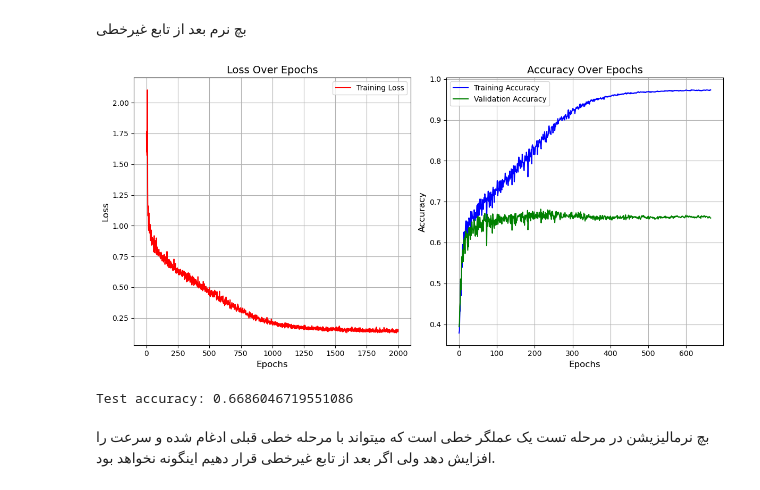
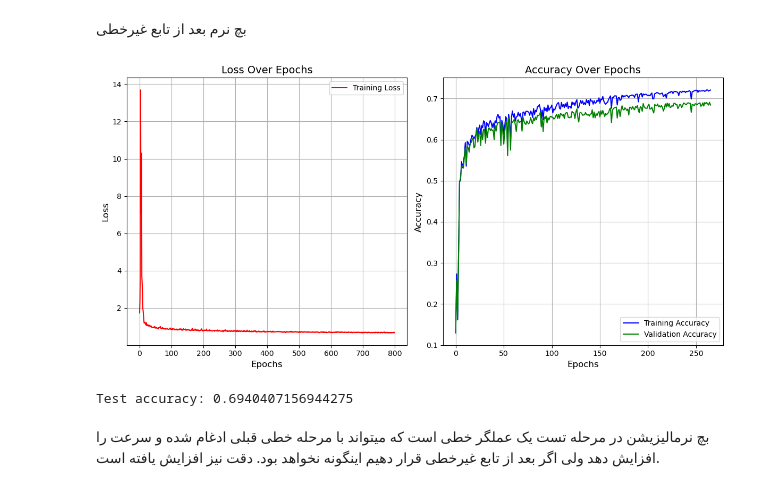
Before and after one commit to mmahdin/Computational-Intelligence-EE-AUT, a Jupyter notebook: lab/3/main.ipynb, the cells around one changed output. Cells and saved outputs as stored; diff of their text form; code cells hidden in the pictures.

```diff
--- a/lab/3/main.ipynb
+++ b/lab/3/main.ipynb
@@ -1154,40 +1157,39 @@ class DeepNetwork(torch.nn.Module):
 # Initialize the model, loss function, and optimizer
 model = DeepNetwork(input_dim=8, hidden_dims=[128,128,128,128,128,128], num_classes=5).cuda()
 loss_fn = torch.nn.CrossEntropyLoss()
-optimizer = optim.SGD(model.parameters(), lr=0.6)
+optimizer = optim.SGD(model.parameters(), lr=2)
 
 # Training parameters
-epochs = 2000
+epochs = 800
 batch_size = 4000
-lr = 0.6
 lrd = 0.99
 
 # Train the model
 loss_history, train_acc_history, val_acc_history = train_model(
     model,
     optimizer,
     loss_fn,
     X_train_tensor, y_train_tensor,
     X_val_tensor, y_val_tensor,
     num_epochs=epochs,
     batch_size=batch_size,
     learning_rate_decay=lrd
 )
 
 # Plot training history
 plot_training_history(loss_history, train_acc_history, val_acc_history)
 
 # Test the model
 model.eval()
 with torch.no_grad():
     y_test_pred = torch.argmax(model(X_test_tensor.cuda()), dim=1)
     test_acc = (y_test_pred == y_test_tensor.cuda()).float().mean().item()
 
 print(f'Test accuracy: {test_acc}')
 # %% [output]
-[figure, old version]
+[figure, new version]
-Test accuracy: 0.6686046719551086
+Test accuracy: 0.6940407156944275
 # %% [markdown]
 <div dir="rtl">
-بچ نرمالیزیشن در مرحله تست یک عملگر خطی است که میتواند با مرحله خطی قبلی ادغام شده و سرعت را افزایش دهد ولی اگر بعد از تابع غیرخطی قرار دهیم اینگونه نخواهد بود.
+بچ نرمالیزیشن در مرحله تست یک عملگر خطی است که میتواند با مرحله خطی قبلی ادغام شده و سرعت را افزایش دهد ولی اگر بعد از تابع غیرخطی قرار دهیم اینگونه نخواهد بود. دقت نیز افزایش یافته است.
 </div>
```
Also changed, not shown: parts of 4 cells of this notebook, 5 other files.
